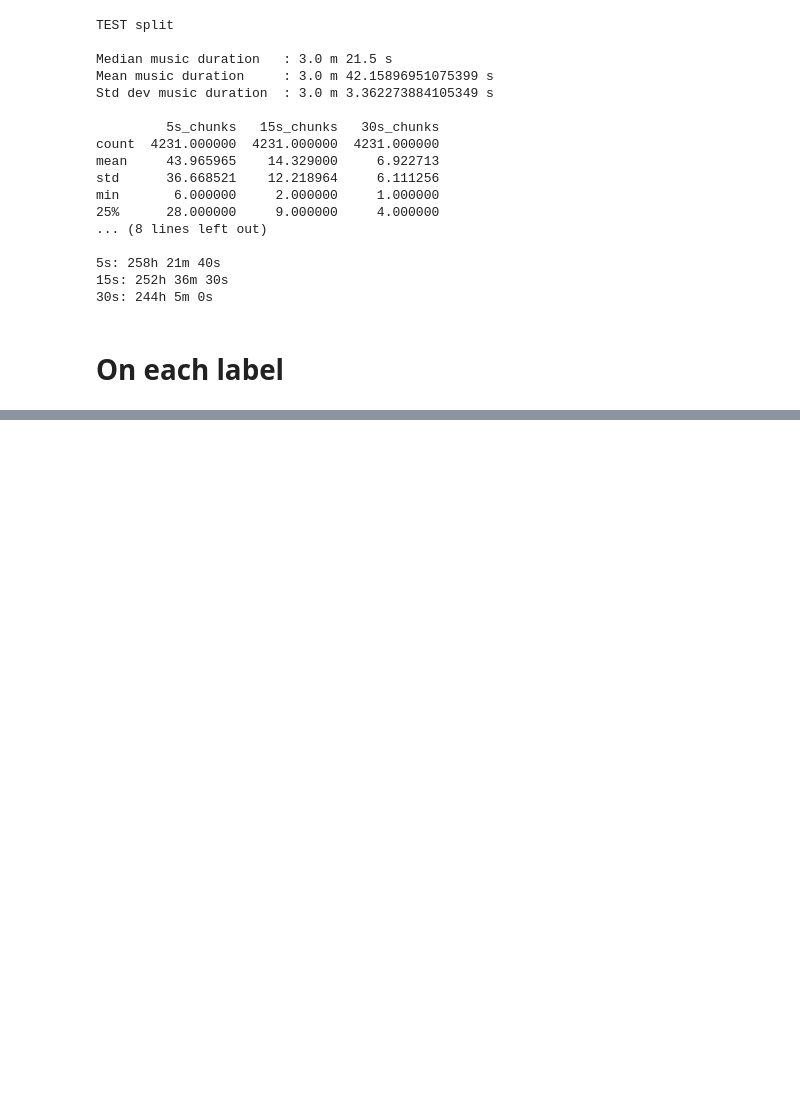
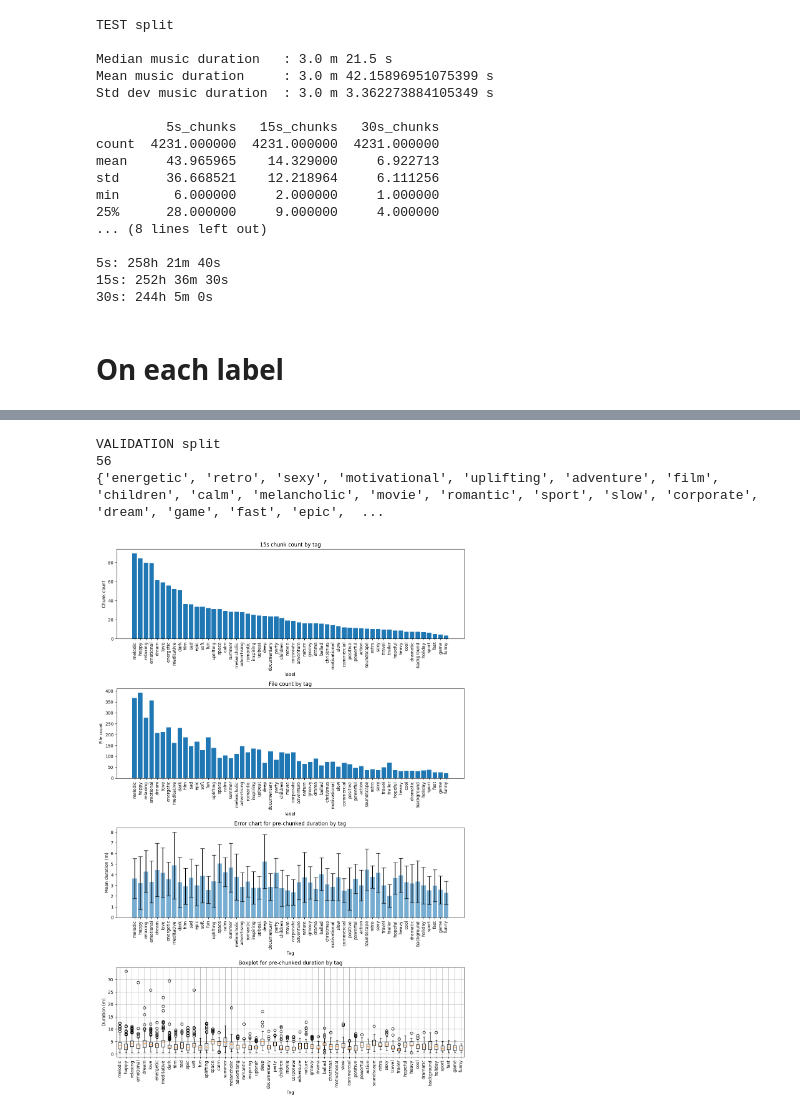
Before and after one commit to hugoalfedoputra/mudelling, a Jupyter notebook: prep/eda.ipynb, the cells around one changed output, grey strips where cells are left out. Saved outputs shown, nothing was run; the diff lists cells and outputs as text; code cells hidden in the pictures; blank space fills up the shorter version.

```diff
--- a/prep/eda.ipynb
+++ b/prep/eda.ipynb
@@ -526,0 +527,7 @@ TRAIN split
+# %%
+describe_split_labels("./autotagging_moodtheme-validation_clean.csv")
+# %% [output]
+VALIDATION split
+56
+{'energetic', 'retro', 'sexy', 'motivational', 'uplifting', 'adventure', 'film', 'children', 'calm', 'melancholic', 'movie', 'romantic', 'sport', 'slow', 'corporate', 'dream', 'game', 'fast', 'epic',  ...
+[figure, added]
```
Also changed, not shown: parts of 1 cell of this notebook, 1 other file.
